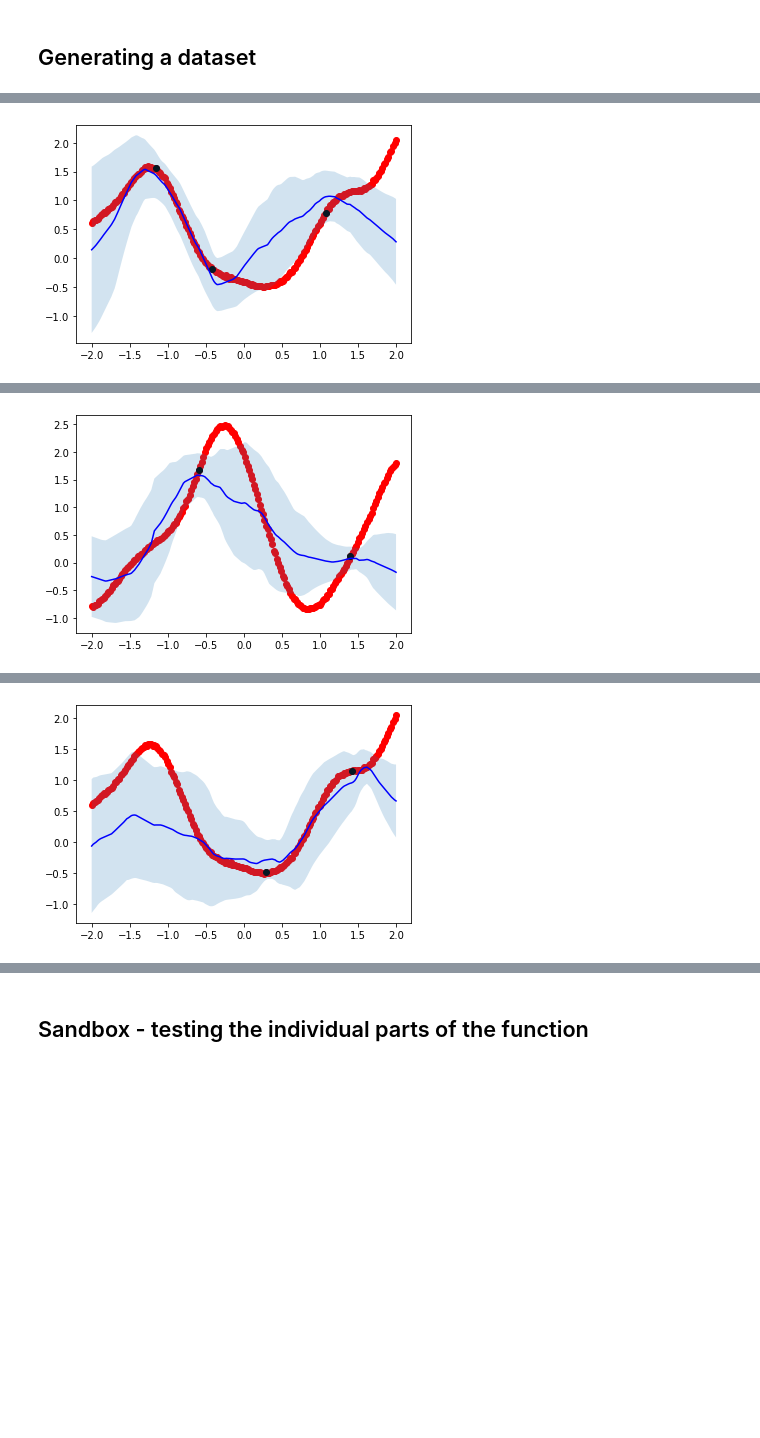
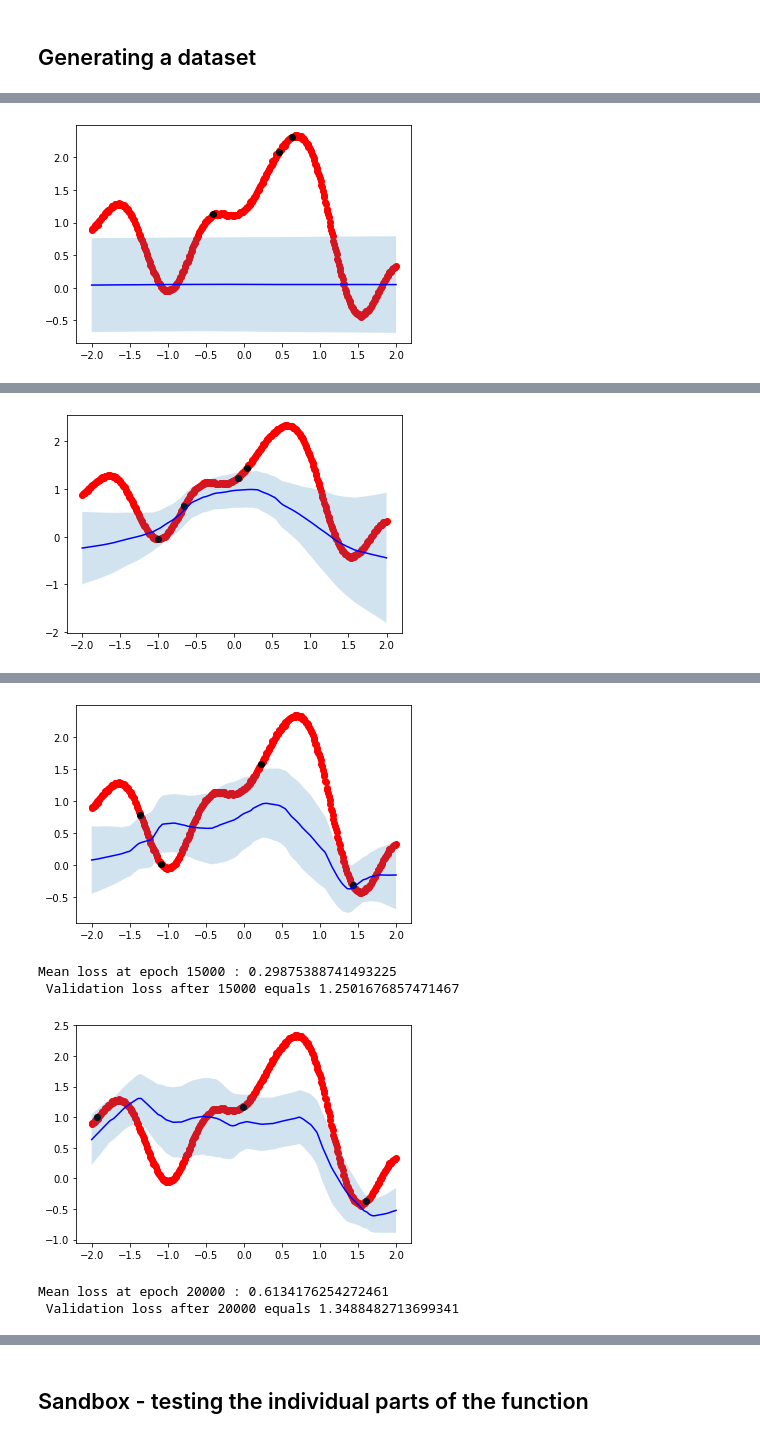
Before and after one commit to fredchettouh/neural-processes, a Jupyter notebook: code/train_1d_model.ipynb, the cells around one changed output, grey strips where cells are left out. Cells and saved outputs as stored; diff of their text form; code cells hidden in the pictures; blank space fills up the shorter version.

Commit message:
general update before trying to make changes to the network file to implement hyper parameter tuning

```diff
--- a/code/train_1d_model.ipynb
+++ b/code/train_1d_model.ipynb
@@ -67,6 +73,7 @@ with open('config.json') as f:
 train_on_gpu = torch.cuda.is_available()
 if(train_on_gpu):
     print('Training on GPU!')
+    conf['default']['experiment_params']['train_on_gpu'] = True
 else:
     print('No GPU available, training on CPU')
 # %% [output]
@@ -74,13 +81,13 @@ Training on GPU!
 # %% [markdown]
 ## Generating a dataset
 # %%
-datagenerator = DataGenerator(**conf['default']['data_gen_params'])
+datagenerator = DataGenerator(**conf[MODEL_PARAMS]['data_gen_params'])
 x_values, func_x = datagenerator.generate_curves()
 func_x = Helper.list_np_to_sensor(func_x)
 x_values = x_values.repeat(func_x.shape[0], 1, 1)
 # %%
-train_len = int(x_values.shape[0] * conf['default']['train_share'])
+train_len = int(x_values.shape[0] * conf[MODEL_PARAMS]['train_share'])
 traindata = data.TensorDataset(x_values[:train_len], func_x[:train_len])
 trainloader = data.DataLoader(traindata, batch_size=100)
 validata = data.TensorDataset(x_values[train_len:], func_x[train_len:])
-valiloader = data.DataLoader(validata, batch_size=10)
+valiloader = data.DataLoader(validata, batch_size=1)
@@ -89,3 +94,6 @@ experiment = Experiment(**conf['default']['experiment_params'])
+# %%
+# creating an instance of to orchestrate the training
+trainer = Experiment(**conf[MODEL_PARAMS]['experiment_params'])
 # %%
-weights = experiment.run_training(trainloader,valiloader, plotting=True)
+model_weights = trainer.run_training(trainloader, valiloader, plotting=True)
 # %% [output]
@@ -94 +102 @@ Mean loss at epoch 20000 : 0.8813135623931885
-[figure, old version]
+[figure, new version]
@@ -97 +105 @@ Mean loss at epoch 40000 : 0.5936150550842285
-[figure, old version]
+[figure, new version]
@@ -100 +108,6 @@ Mean loss at epoch 60000 : 0.8236392140388489
-[figure, old version]
+[figure, new version]
+Mean loss at epoch 15000 : 0.29875388741493225
+ Validation loss after 15000 equals 1.2501676857471467
+[figure, added]
+Mean loss at epoch 20000 : 0.6134176254272461
+ Validation loss after 20000 equals 1.3488482713699341
```
Also changed, not shown: parts of 6 cells of this notebook, 14 other files.
